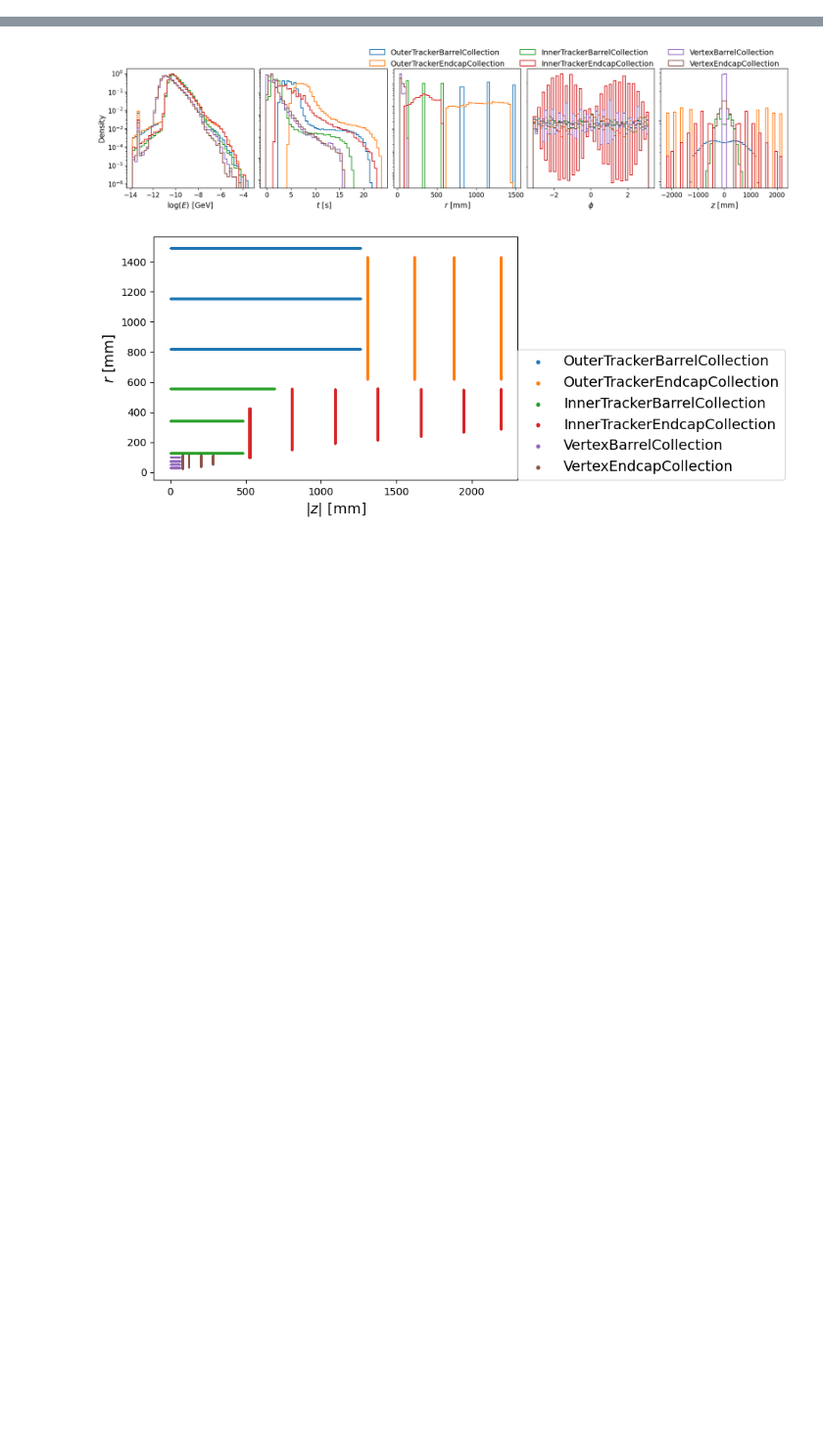
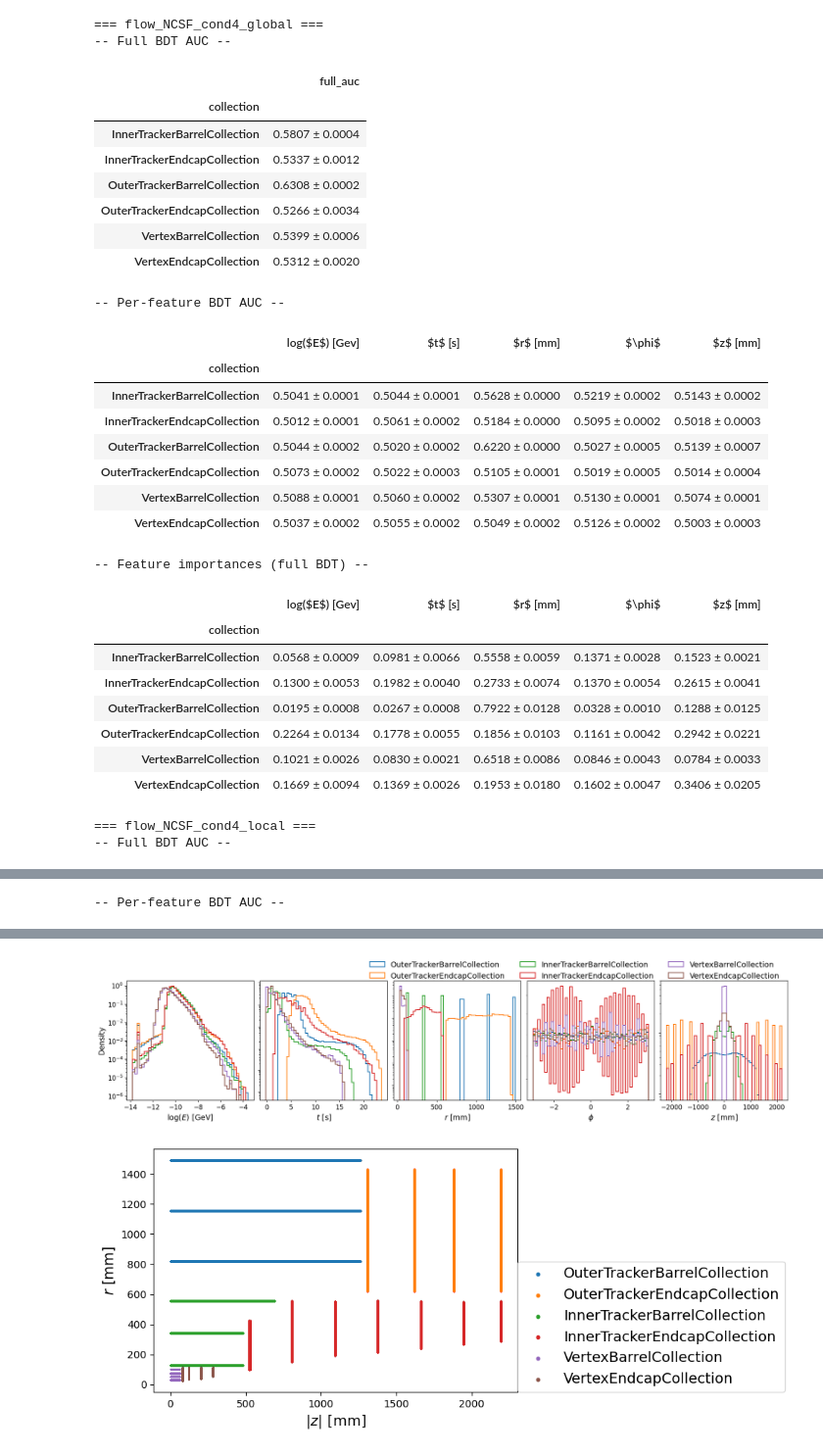
Before and after one commit to rmastand/fast_tracker_BIBgen_mucoll, a Jupyter notebook: nice_plots.ipynb, the cells around one changed output, grey strips where cells are left out. Shown at 98% size. Drawn from its saved outputs; the diff is of its cells as text; code cells hidden in the pictures; blank space fills up the shorter version.

```diff
--- a/nice_plots.ipynb
+++ b/nice_plots.ipynb
@@ -0,0 +1,14 @@
+# %%
+import os
+import re
+import pandas as pd
+
+PLOTS_DIR = "plots"
+
+# Specify which subdirectories to summarize
+SUMMARY_DIRS = [
+    "flow_NCSF_cond4_global",
+    "flow_NCSF_cond4_local",
+    "flow_NSF_cond4_global",
+    "flow_NSF_cond4_local",
+]
@@ -0,0 +69,65 @@
+# %%
+for subdir in SUMMARY_DIRS:
+    dirpath = os.path.join(PLOTS_DIR, subdir)
+    if not os.path.isdir(dirpath):
+        print(f"Skipping {subdir}: directory not found")
+        continue
+    files = [f for f in os.listdir(dirpath) if f.startswith("bdt_results_") and f.endswith(".txt")]
+    if not files:
+        print(f"Skipping {subdir}: no bdt_results_*.txt files found")
+        continue
+
+    df = summarize_directory(subdir)
+
+    print(f"=== {subdir} ===")
+
+    # Full BDT AUC table
+    print("-- Full BDT AUC --")
+    display(df[["collection", "full_auc"]].set_index("collection"))
+
+    # Per-feature AUC table
+    auc_cols = [c for c in df.columns if c.startswith("auc_")]
+    if auc_cols:
+        print("-- Per-feature BDT AUC --")
+        auc_df = df[["collection"] + auc_cols].set_index("collection")
+        auc_df.columns = [c.replace("auc_", "") for c in auc_df.columns]
+        display(auc_df)
+
+    # Feature importances table
+    imp_cols = [c for c in df.columns if c.startswith("imp_")]
+    if imp_cols:
+        print("-- Feature importances (full BDT) --")
+        imp_df = df[["collection"] + imp_cols].set_index("collection")
+        imp_df.columns = [c.replace("imp_", "") for c in imp_df.columns]
+        display(imp_df)
+# %% [output]
+=== flow_NCSF_cond4_global ===
+-- Full BDT AUC --
+|  | full_auc |
+| collection |  |
+| InnerTrackerBarrelCollection | 0.5807 ± 0.0004 |
+| InnerTrackerEndcapCollection | 0.5337 ± 0.0012 |
+| OuterTrackerBarrelCollection | 0.6308 ± 0.0002 |
+| OuterTrackerEndcapCollection | 0.5266 ± 0.0034 |
+| VertexBarrelCollection | 0.5399 ± 0.0006 |
+| VertexEndcapCollection | 0.5312 ± 0.0020 |
+-- Per-feature BDT AUC --
+|  | log($E$) [Gev] | $t$ [s] | $r$ [mm] | $\phi$ | $z$ [mm] |
+| collection |  |  |  |  |  |
+| InnerTrackerBarrelCollection | 0.5041 ± 0.0001 | 0.5044 ± 0.0001 | 0.5628 ± 0.0000 | 0.5219 ± 0.0002 | 0.5143 ± 0.0002 |
+| InnerTrackerEndcapCollection | 0.5012 ± 0.0001 | 0.5061 ± 0.0002 | 0.5184 ± 0.0000 | 0.5095 ± 0.0002 | 0.5018 ± 0.0003 |
+| OuterTrackerBarrelCollection | 0.5044 ± 0.0002 | 0.5020 ± 0.0002 | 0.6220 ± 0.0000 | 0.5027 ± 0.0005 | 0.5139 ± 0.0007 |
+| OuterTrackerEndcapCollection | 0.5073 ± 0.0002 | 0.5022 ± 0.0003 | 0.5105 ± 0.0001 | 0.5019 ± 0.0005 | 0.5014 ± 0.0004 |
+| VertexBarrelCollection | 0.5088 ± 0.0001 | 0.5060 ± 0.0002 | 0.5307 ± 0.0001 | 0.5130 ± 0.0001 | 0.5074 ± 0.0001 |
+| VertexEndcapCollection | 0.5037 ± 0.0002 | 0.5055 ± 0.0002 | 0.5049 ± 0.0002 | 0.5126 ± 0.0002 | 0.5003 ± 0.0003 |
+-- Feature importances (full BDT) --
+|  | log($E$) [Gev] | $t$ [s] | $r$ [mm] | $\phi$ | $z$ [mm] |
+| collection |  |  |  |  |  |
+| InnerTrackerBarrelCollection | 0.0568 ± 0.0009 | 0.0981 ± 0.0066 | 0.5558 ± 0.0059 | 0.1371 ± 0.0028 | 0.1523 ± 0.0021 |
+| InnerTrackerEndcapCollection | 0.1300 ± 0.0053 | 0.1982 ± 0.0040 | 0.2733 ± 0.0074 | 0.1370 ± 0.0054 | 0.2615 ± 0.0041 |
+| OuterTrackerBarrelCollection | 0.0195 ± 0.0008 | 0.0267 ± 0.0008 | 0.7922 ± 0.0128 | 0.0328 ± 0.0010 | 0.1288 ± 0.0125 |
+| OuterTrackerEndcapCollection | 0.2264 ± 0.0134 | 0.1778 ± 0.0055 | 0.1856 ± 0.0103 | 0.1161 ± 0.0042 | 0.2942 ± 0.0221 |
+| VertexBarrelCollection | 0.1021 ± 0.0026 | 0.0830 ± 0.0021 | 0.6518 ± 0.0086 | 0.0846 ± 0.0043 | 0.0784 ± 0.0033 |
+| VertexEndcapCollection | 0.1669 ± 0.0094 | 0.1369 ± 0.0026 | 0.1953 ± 0.0180 | 0.1602 ± 0.0047 | 0.3406 ± 0.0205 |
+=== flow_NCSF_cond4_local ===
+-- Full BDT AUC --
@@ -0,0 +141 @@
+-- Per-feature BDT AUC --
```
Also changed, not shown: parts of 2 cells of this notebook, 2 other files.
